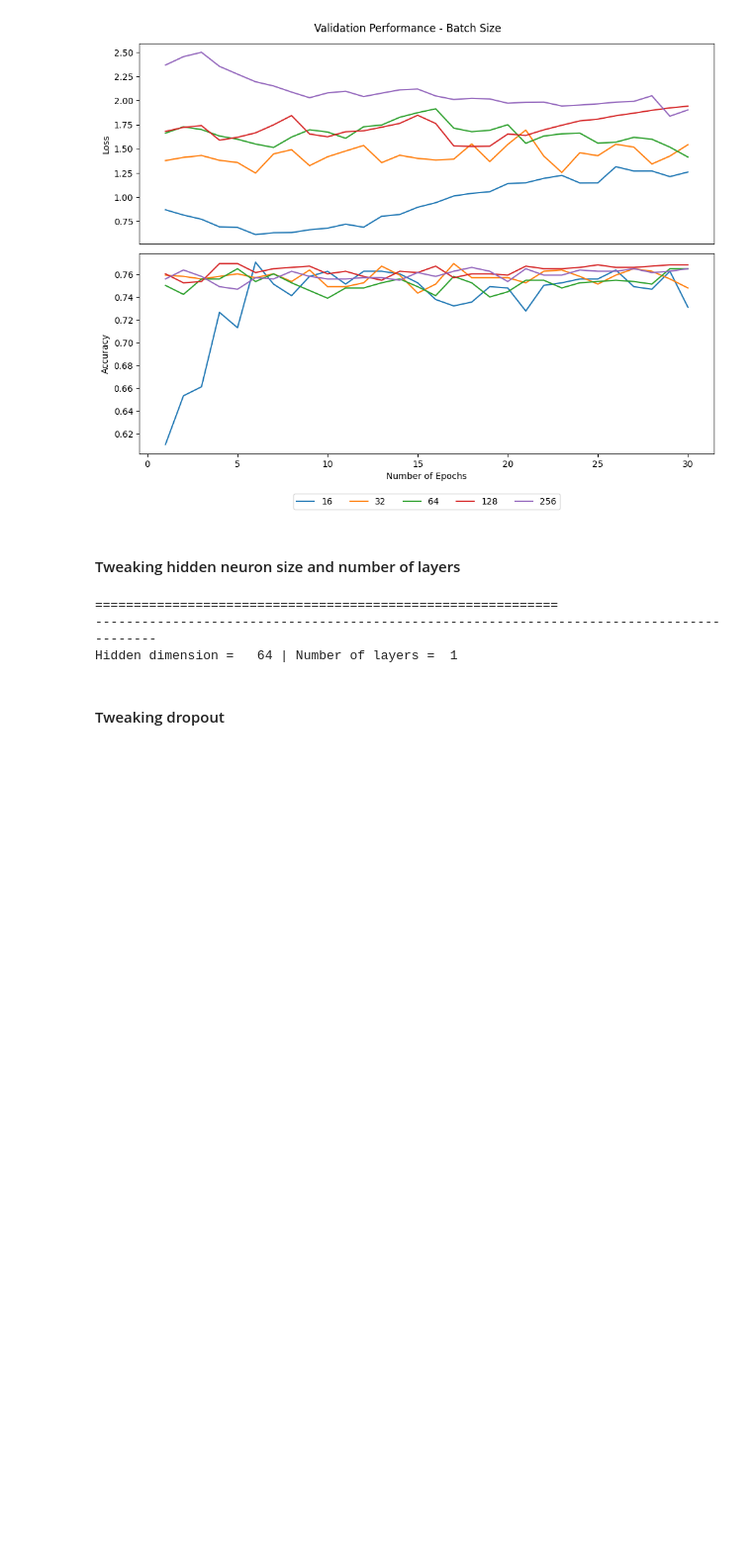
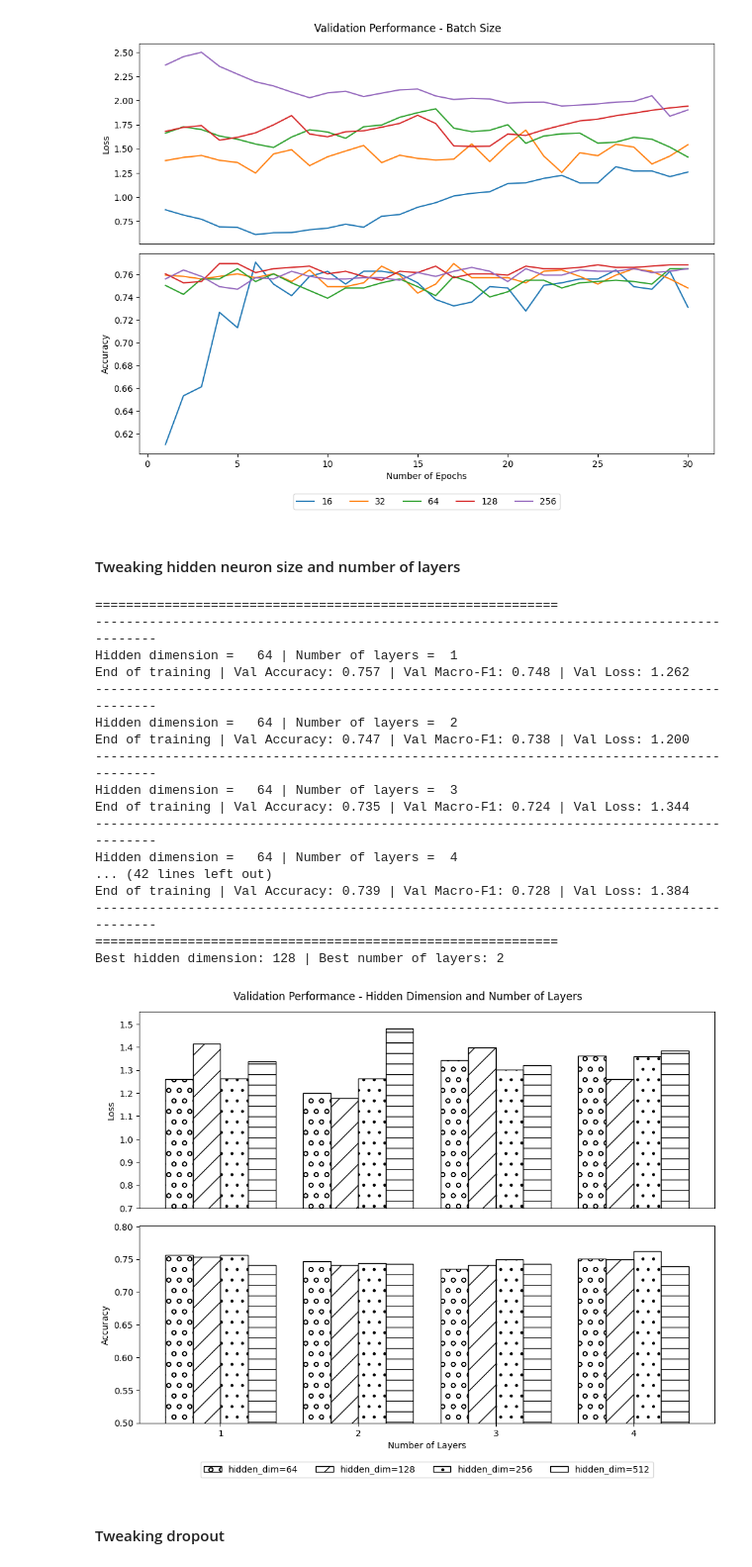
Before and after one commit to milanaveed/cits4012_project, a Jupyter notebook: 4012_v1.ipynb, the cells around one changed output. Shown at 99% size. Drawn from its saved outputs; the diff is of its cells as text; code cells hidden in the pictures; blank space fills up the shorter version.

Commit message:
change image model3 n_layer and

```diff
--- a/4012_v1.ipynb
+++ b/4012_v1.ipynb
@@ -2475,6 +2475,7 @@ import torch.optim as optim
 
 hidden_dim_options = [64, 128, 256, 512]
 n_layers_options = [1, 2, 3, 4]
+n_layers_string = [str(num) for num in n_layers_options]
 
 best_hidden_dim = None
 best_n_layers = None
@@ -2539,36 +2540,50 @@ for hidden_dim in hidden_dim_options:
             best_hidden_dim = hidden_dim
             best_n_layers = n_layers
 
     ax1.bar(locations, losses, 0.2, fill=False, hatch=hatch,
             label='hidden_dim='+str(hidden_dim))
-    ax1.set_xticks(locations, n_layers_options)
     ax2.bar(locations, accuracies, 0.2, fill=False,
             hatch=hatch, label='hidden_dim='+str(hidden_dim))
-    ax2.set_xticks(locations, n_layers_options)
     locations += 0.2
 
 
 print("=" * 60)
 
 print(f"Best hidden dimension: {
       best_hidden_dim} | Best number of layers: {best_n_layers}")
 
 ax1.set_ylabel("Loss")
 ax1.tick_params(axis='x', which='both',
                 bottom=False)  # turn off major & minor ticks on the bottom
 ax1.set_ylim(bottom=0.7)
 ax2.legend(loc='lower center', ncol=4, bbox_to_anchor=(0.5, -0.3))
 ax2.set_xlabel("Number of Layers")
 ax2.set_ylabel("Accuracy")
 ax2.set_ylim(bottom=0.5)
-ax2.xaxis.set_major_locator(MultipleLocator(1))
+ax2.set_xticks(X_axis, n_layers_string)
+# ax2.xaxis.set_major_locator(MultipleLocator(1))
 fig.suptitle("Validation Performance - Hidden Dimension and Number of Layers")
 save_fig('model3_hidden_size_n_layers')
 plt.show()
 # %% [output]
 ============================================================
 -----------------------------------------------------------------------------------------
 Hidden dimension =   64 | Number of layers =  1
+End of training | Val Accuracy: 0.757 | Val Macro-F1: 0.748 | Val Loss: 1.262
+-----------------------------------------------------------------------------------------
+Hidden dimension =   64 | Number of layers =  2
+End of training | Val Accuracy: 0.747 | Val Macro-F1: 0.738 | Val Loss: 1.200
+-----------------------------------------------------------------------------------------
+Hidden dimension =   64 | Number of layers =  3
+End of training | Val Accuracy: 0.735 | Val Macro-F1: 0.724 | Val Loss: 1.344
+-----------------------------------------------------------------------------------------
+Hidden dimension =   64 | Number of layers =  4
+... (42 lines left out)
+End of training | Val Accuracy: 0.739 | Val Macro-F1: 0.728 | Val Loss: 1.384
+-----------------------------------------------------------------------------------------
+============================================================
+Best hidden dimension: 128 | Best number of layers: 2
+[figure, added]
 # %% [markdown]
 #### Tweaking dropout
 # %%
```
Also changed, not shown: 1 other file.
